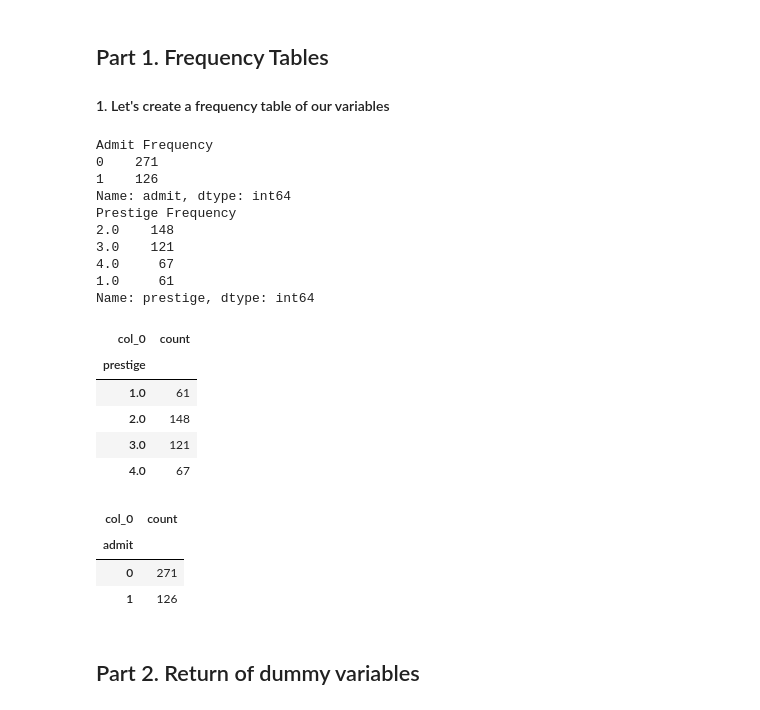
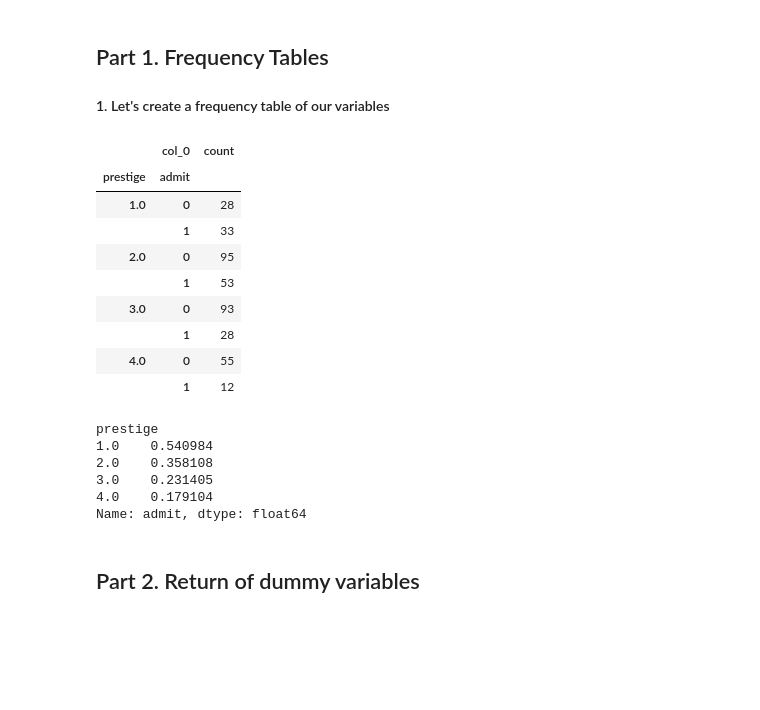
Before and after one commit to courtneycl/GA-homework, a Jupyter notebook: project3.ipynb, the cells around one changed output. Saved outputs shown, nothing was run; the diff lists cells and outputs as text; code cells hidden in the pictures; blank space fills up the shorter version.

```diff
--- a/project3.ipynb
+++ b/project3.ipynb
@@ -10,7 +10,7 @@ import statsmodels.api as sm
 import pylab as pl
 import numpy as np
 # %%
-df_raw = pd.read_csv("../assets/admissions.csv")
+df_raw = pd.read_csv("./assets/admissions.csv")
 df = df_raw.dropna()
 print df.head()
 # %% [output]
@@ -24,40 +24,30 @@ print df.head()
 ## Part 1. Frequency Tables
 
 #### 1. Let's create a frequency table of our variables
-# %%
-# frequency table for prestige and whether or not someone was admitted
-print 'Admit Frequency'
-print df['admit'].value_counts()
-
-print 'Prestige Frequency'
-print df['prestige'].value_counts()
-# %% [output]
-Admit Frequency
-0    271
-1    126
-Name: admit, dtype: int64
-Prestige Frequency
-2.0    148
-3.0    121
-4.0     67
-1.0     61
-Name: prestige, dtype: int64
 # %%
-pd.crosstab(index=df['prestige'],columns="count")
+pd.crosstab([df.prestige, df.admit], columns="count")
 # %% [output]
-| col_0 | count |
-| prestige |  |
-| 1.0 | 61 |
-| 2.0 | 148 |
-| 3.0 | 121 |
-| 4.0 | 67 |
+|  | col_0 | count |
+| prestige | admit |  |
+| 1.0 | 0 | 28 |
+|  | 1 | 33 |
+| 2.0 | 0 | 95 |
+|  | 1 | 53 |
+| 3.0 | 0 | 93 |
+|  | 1 | 28 |
+| 4.0 | 0 | 55 |
+|  | 1 | 12 |
-# %%
-pd.crosstab(index=df['admit'], columns="count")
-# %% [output]
-| col_0 | count |
-| admit |  |
-| 0 | 271 |
-| 1 | 126 |
+# %%
+# shows the percentage of students that got admitted that have that prestige
+# 54% of students with prestige 1 were admitted
+pd.pivot_table(df, values='admit', index=['prestige'])
+# %% [output]
+prestige
+1.0    0.540984
+2.0    0.358108
+3.0    0.231405
+4.0    0.179104
+Name: admit, dtype: float64
 # %% [markdown]
 ## Part 2. Return of dummy variables
 # %% [markdown]
```
Also changed, not shown: parts of 23 cells of this notebook.
